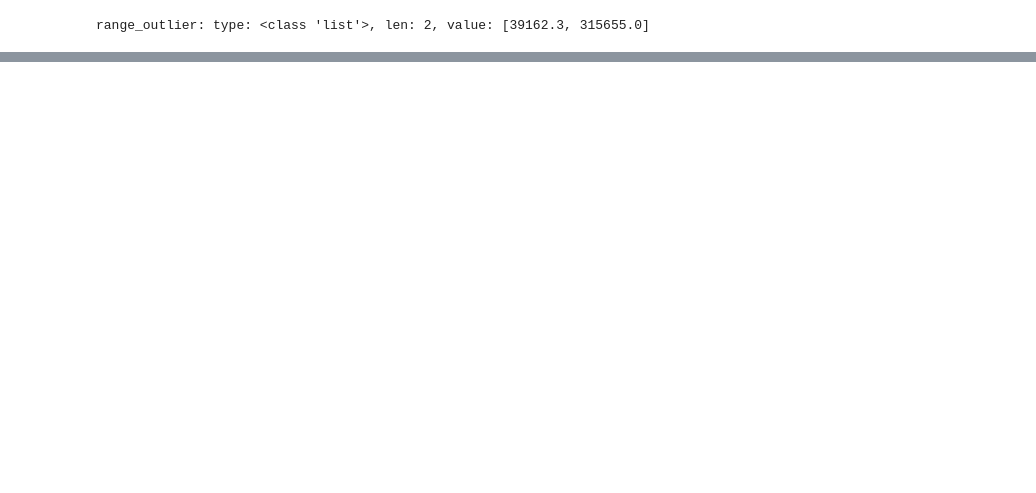
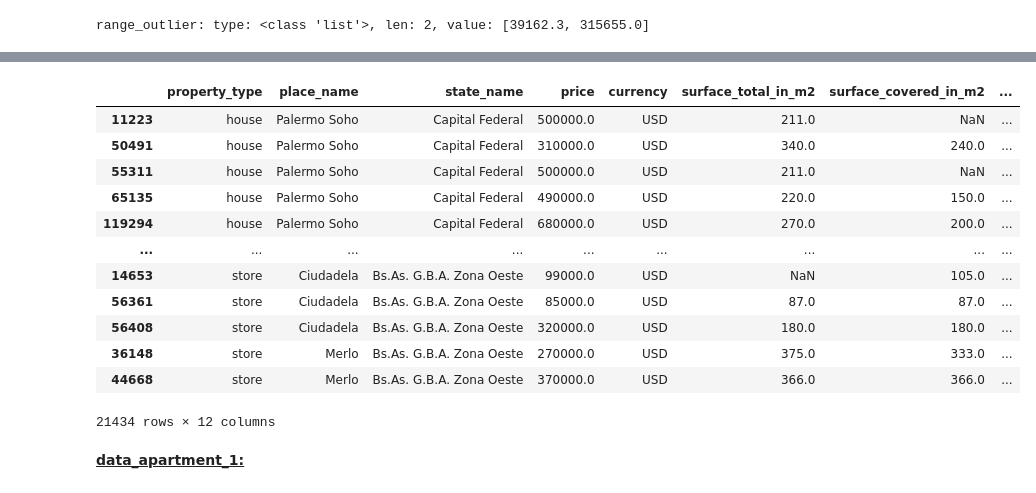
Before and after one commit to grupo4dhds/grupo4_git, a Jupyter notebook: workshop2_G4_main.ipynb, the cells around one changed output, grey strips where cells are left out. Cells and saved outputs as stored; diff of their text form; code cells hidden in the pictures; blank space fills up the shorter version.

```diff
--- a/workshop2_G4_main.ipynb
+++ b/workshop2_G4_main.ipynb
@@ -1431,0 +1388,4 @@ ax.set(xlabel = 'precio');
+# %%
+data_aux = pd.DataFrame(Dicto['data_cruda'][1])
+data_aux = data_aux[data_aux[['floor','rooms','expenses']].any(axis=1)].loc[:, ['floor','rooms','expenses']]
+data_aux
@@ -1431,0 +1406,24 @@ ax.set(xlabel = 'precio');
+# %%
+data = pd.DataFrame(Dicto['data'][1])
+
+indices = data.index.intersection(data_aux.index)
+data_aux = data_aux.loc[indices]
+
+data = data.join(data_aux)
+data
+# %% [output]
+|  | property_type | place_name | state_name | price | currency | surface_total_in_m2 | surface_covered_in_m2 | ... |
+| 11223 | house | Palermo Soho | Capital Federal | 500000.0 | USD | 211.0 | NaN | ... |
+| 50491 | house | Palermo Soho | Capital Federal | 310000.0 | USD | 340.0 | 240.0 | ... |
+| 55311 | house | Palermo Soho | Capital Federal | 500000.0 | USD | 211.0 | NaN | ... |
+| 65135 | house | Palermo Soho | Capital Federal | 490000.0 | USD | 220.0 | 150.0 | ... |
+| 119294 | house | Palermo Soho | Capital Federal | 680000.0 | USD | 270.0 | 200.0 | ... |
+| ... | ... | ... | ... | ... | ... | ... | ... | ... |
+| 14653 | store | Ciudadela | Bs.As. G.B.A. Zona Oeste | 99000.0 | USD | NaN | 105.0 | ... |
+| 56361 | store | Ciudadela | Bs.As. G.B.A. Zona Oeste | 85000.0 | USD | 87.0 | 87.0 | ... |
+| 56408 | store | Ciudadela | Bs.As. G.B.A. Zona Oeste | 320000.0 | USD | 180.0 | 180.0 | ... |
+| 36148 | store | Merlo | Bs.As. G.B.A. Zona Oeste | 270000.0 | USD | 375.0 | 333.0 | ... |
+| 44668 | store | Merlo | Bs.As. G.B.A. Zona Oeste | 370000.0 | USD | 366.0 | 366.0 | ... |
+21434 rows × 12 columns
+# %% [markdown]
+**<u>data_apartment_1:<u>**
```
Also changed, not shown: parts of 48 cells of this notebook.
